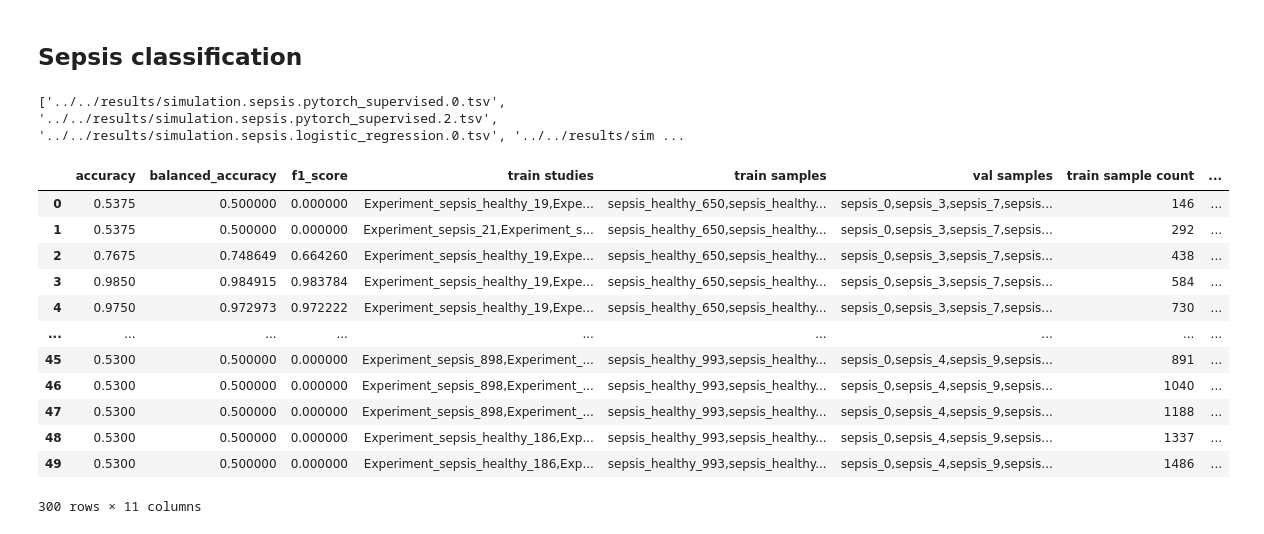
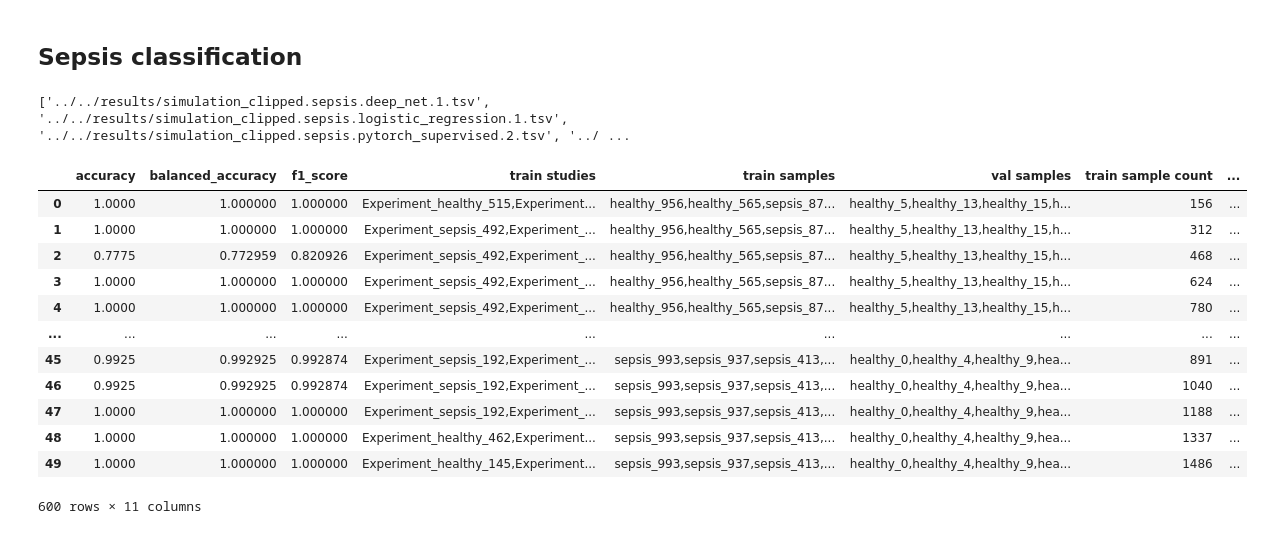
Before and after one commit to greenelab/linear_signal, a Jupyter notebook: notebook/analysis/simulation_results.ipynb, the cells around one changed output. Cells and saved outputs as stored; diff of their text form; code cells hidden in the pictures.

```diff
--- a/notebook/analysis/simulation_results.ipynb
+++ b/notebook/analysis/simulation_results.ipynb
@@ -36,47 +15,44 @@ for study in experiments:
 # %% [markdown]
 ## Sepsis classification
 # %%
-in_files = glob.glob('../../results/simulation.sepsis*.tsv')
+in_files = glob.glob('../../results/simulation_clipped.sepsis*.tsv')
 in_files = [file for file in in_files if 'be_corrected' not in file]
 print(in_files[:5])
 # %% [output]
-['../../results/simulation.sepsis.pytorch_supervised.0.tsv', '../../results/simulation.sepsis.pytorch_supervised.2.tsv', '../../results/simulation.sepsis.logistic_regression.0.tsv', '../../results/sim ...
+['../../results/simulation_clipped.sepsis.deep_net.1.tsv', '../../results/simulation_clipped.sepsis.logistic_regression.1.tsv', '../../results/simulation_clipped.sepsis.pytorch_supervised.2.tsv', '../ ...
 # %%
 sepsis_metrics = pd.DataFrame()
 for path in in_files:
     new_df = pd.read_csv(path, sep='\t')
     model_info = path.strip('.tsv').split('sepsis.')[-1]
     model_info = model_info.split('.')
 
     supervised_model = model_info[0]
 
     new_df['supervised'] = supervised_model
 
-    new_df['seed'] = model_info[-2]
+    new_df['seed'] = model_info[-1]
 
     sepsis_metrics = pd.concat([sepsis_metrics, new_df])
 
 sepsis_metrics['train_count'] = sepsis_metrics['train sample count']
 
-# Looking at the training curves, deep_net isn't actually training
-# I need to fix it going forward, but for now I can clean up the visualizations by removing it
-sepsis_metrics = sepsis_metrics[~(sepsis_metrics['supervised'] == 'deep_net')]
 sepsis_metrics['supervised'] = sepsis_metrics['supervised'].str.replace('pytorch_supervised', 'three_layer_net')
 sepsis_metrics
 # %% [output]
 |  | accuracy | balanced_accuracy | f1_score | train studies | train samples | val samples | train sample count | ... |
-| 0 | 0.5375 | 0.500000 | 0.000000 | Experiment_sepsis_healthy_19,Expe... | sepsis_healthy_650,sepsis_healthy... | sepsis_0,sepsis_3,sepsis_7,sepsis... | 146 | ... |
-| 1 | 0.5375 | 0.500000 | 0.000000 | Experiment_sepsis_21,Experiment_s... | sepsis_healthy_650,sepsis_healthy... | sepsis_0,sepsis_3,sepsis_7,sepsis... | 292 | ... |
-| 2 | 0.7675 | 0.748649 | 0.664260 | Experiment_sepsis_healthy_19,Expe... | sepsis_healthy_650,sepsis_healthy... | sepsis_0,sepsis_3,sepsis_7,sepsis... | 438 | ... |
-| 3 | 0.9850 | 0.984915 | 0.983784 | Experiment_sepsis_healthy_19,Expe... | sepsis_healthy_650,sepsis_healthy... | sepsis_0,sepsis_3,sepsis_7,sepsis... | 584 | ... |
-| 4 | 0.9750 | 0.972973 | 0.972222 | Experiment_sepsis_healthy_19,Expe... | sepsis_healthy_650,sepsis_healthy... | sepsis_0,sepsis_3,sepsis_7,sepsis... | 730 | ... |
+| 0 | 1.0000 | 1.000000 | 1.000000 | Experiment_healthy_515,Experiment... | healthy_956,healthy_565,sepsis_87... | healthy_5,healthy_13,healthy_15,h... | 156 | ... |
+| 1 | 1.0000 | 1.000000 | 1.000000 | Experiment_sepsis_492,Experiment_... | healthy_956,healthy_565,sepsis_87... | healthy_5,healthy_13,healthy_15,h... | 312 | ... |
+| 2 | 0.7775 | 0.772959 | 0.820926 | Experiment_sepsis_492,Experiment_... | healthy_956,healthy_565,sepsis_87... | healthy_5,healthy_13,healthy_15,h... | 468 | ... |
+| 3 | 1.0000 | 1.000000 | 1.000000 | Experiment_sepsis_492,Experiment_... | healthy_956,healthy_565,sepsis_87... | healthy_5,healthy_13,healthy_15,h... | 624 | ... |
+| 4 | 1.0000 | 1.000000 | 1.000000 | Experiment_sepsis_492,Experiment_... | healthy_956,healthy_565,sepsis_87... | healthy_5,healthy_13,healthy_15,h... | 780 | ... |
 | ... | ... | ... | ... | ... | ... | ... | ... | ... |
-| 45 | 0.5300 | 0.500000 | 0.000000 | Experiment_sepsis_898,Experiment_... | sepsis_healthy_993,sepsis_healthy... | sepsis_0,sepsis_4,sepsis_9,sepsis... | 891 | ... |
-| 46 | 0.5300 | 0.500000 | 0.000000 | Experiment_sepsis_898,Experiment_... | sepsis_healthy_993,sepsis_healthy... | sepsis_0,sepsis_4,sepsis_9,sepsis... | 1040 | ... |
-| 47 | 0.5300 | 0.500000 | 0.000000 | Experiment_sepsis_898,Experiment_... | sepsis_healthy_993,sepsis_healthy... | sepsis_0,sepsis_4,sepsis_9,sepsis... | 1188 | ... |
-| 48 | 0.5300 | 0.500000 | 0.000000 | Experiment_sepsis_healthy_186,Exp... | sepsis_healthy_993,sepsis_healthy... | sepsis_0,sepsis_4,sepsis_9,sepsis... | 1337 | ... |
-| 49 | 0.5300 | 0.500000 | 0.000000 | Experiment_sepsis_healthy_186,Exp... | sepsis_healthy_993,sepsis_healthy... | sepsis_0,sepsis_4,sepsis_9,sepsis... | 1486 | ... |
+| 45 | 0.9925 | 0.992925 | 0.992874 | Experiment_sepsis_192,Experiment_... | sepsis_993,sepsis_937,sepsis_413,... | healthy_0,healthy_4,healthy_9,hea... | 891 | ... |
+| 46 | 0.9925 | 0.992925 | 0.992874 | Experiment_sepsis_192,Experiment_... | sepsis_993,sepsis_937,sepsis_413,... | healthy_0,healthy_4,healthy_9,hea... | 1040 | ... |
+| 47 | 1.0000 | 1.000000 | 1.000000 | Experiment_sepsis_192,Experiment_... | sepsis_993,sepsis_937,sepsis_413,... | healthy_0,healthy_4,healthy_9,hea... | 1188 | ... |
+| 48 | 1.0000 | 1.000000 | 1.000000 | Experiment_healthy_462,Experiment... | sepsis_993,sepsis_937,sepsis_413,... | healthy_0,healthy_4,healthy_9,hea... | 1337 | ... |
+| 49 | 1.0000 | 1.000000 | 1.000000 | Experiment_healthy_145,Experiment... | sepsis_993,sepsis_937,sepsis_413,... | healthy_0,healthy_4,healthy_9,hea... | 1486 | ... |
-300 rows × 11 columns
+600 rows × 11 columns
 # %%
 plot = ggplot(sepsis_metrics, aes(x='train_count', y='balanced_accuracy', color='supervised'))
 plot += geom_smooth()
```
Also changed, not shown: parts of 18 cells of this notebook.
